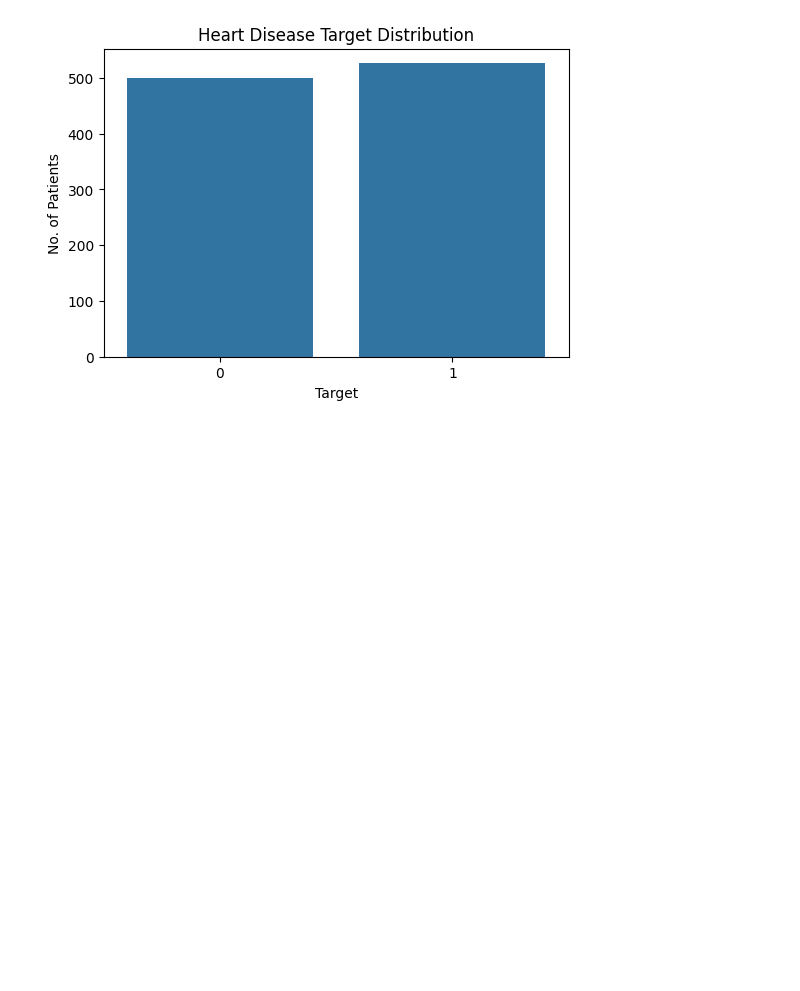
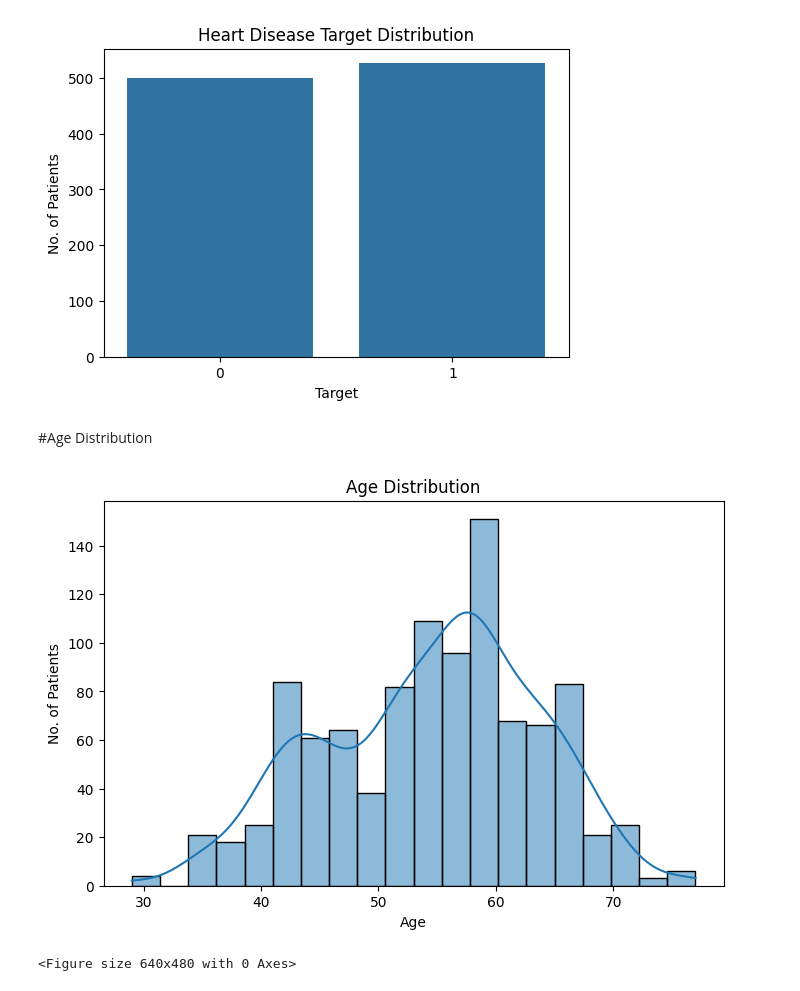
Before and after one commit to halimAhtasham/DeepLearning, a Jupyter notebook: 02_EDA.ipynb, the cells around one changed output. Cells and saved outputs as stored; diff of their text form; code cells hidden in the pictures; blank space fills up the shorter version.

```diff
--- a/02_EDA.ipynb
+++ b/02_EDA.ipynb
@@ -176,3 +176,23 @@ plt.savefig(
 plt.show()
 # %% [output]
 [figure]
+# %% [markdown]
+#Age Distribution
+# %%
+plt.figure(figsize=(8,5))
+
+sns.histplot(data=df, x="age", bins=20, kde=True)
+
+plt.title("Age Distribution")
+plt.xlabel("Age")
+plt.ylabel("No. of Patients")
+
+plt.show()
+
+plt.savefig(
+    IMAGE_PATH + "/age_distribution.png",
+    bbox_inches="tight"
+)
+# %% [output]
+[figure, added]
+<Figure size 640x480 with 0 Axes>
```
Also changed, not shown: parts of 2 cells of this notebook.
